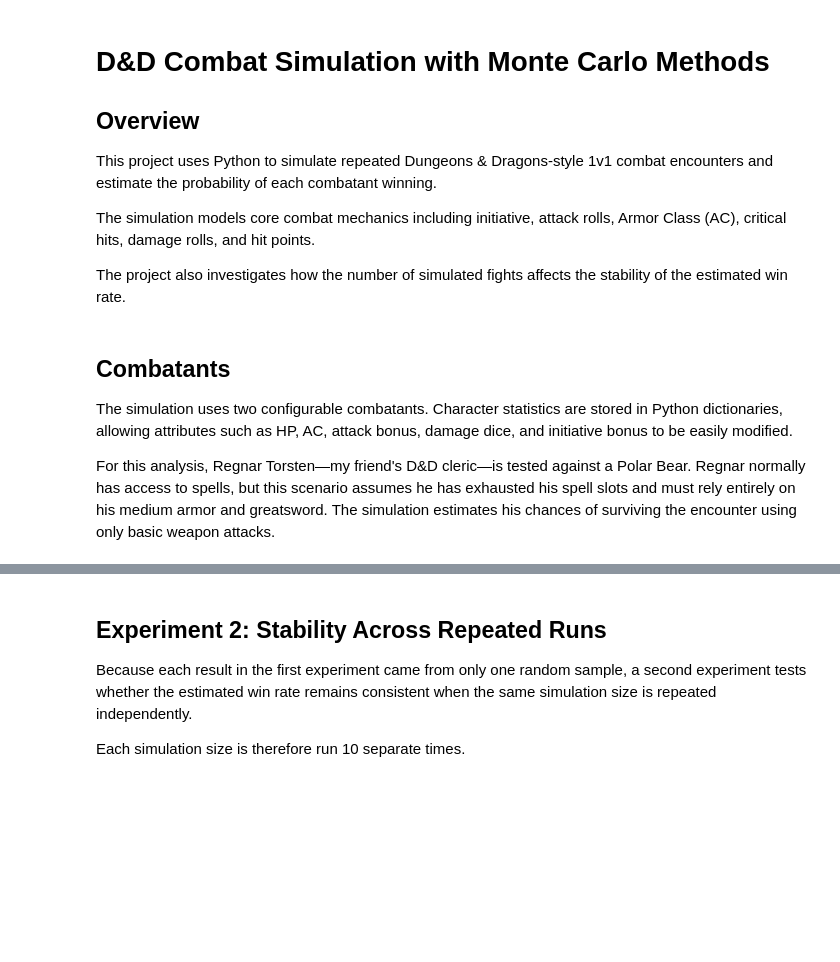
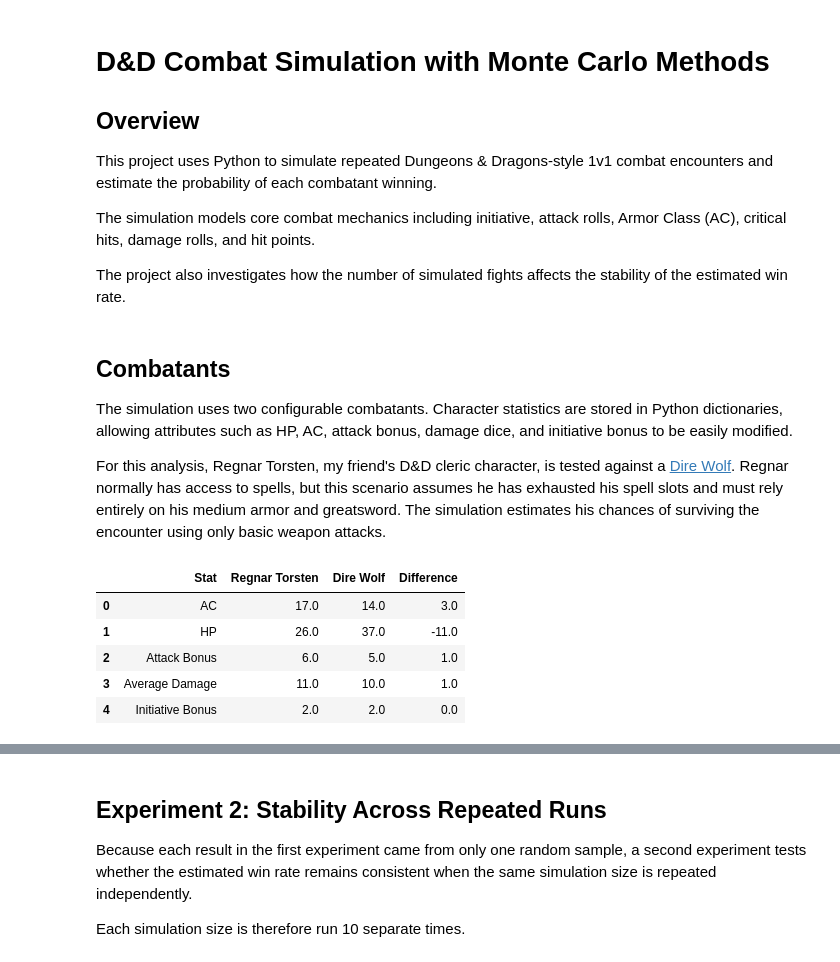
Before and after one commit to lewasaur/simplified-dnd-monte-carlo-combat-simulator, a Jupyter notebook: monte_carlo_dnd_combat_simulation.ipynb, the cells around one changed output, grey strips where cells are left out. Drawn from its saved outputs; the diff is of its cells as text; code cells hidden in the pictures; blank space fills up the shorter version.

Commit message:
change C_2 and add initial stats comparison

```diff
--- a/monte_carlo_dnd_combat_simulation.ipynb
+++ b/monte_carlo_dnd_combat_simulation.ipynb
@@ -22,7 +22,7 @@ The simulation uses two configurable combatants. Character statistics are
 stored in Python dictionaries, allowing attributes such as HP, AC, attack
 bonus, damage dice, and initiative bonus to be easily modified.
 
-For this analysis, Regnar Torsten—my friend's D&D cleric—is tested against a Polar Bear. Regnar normally has access to spells, but this scenario assumes he has exhausted his spell slots and must rely entirely on his medium armor and greatsword. The simulation estimates his chances of surviving the encounter using only basic weapon attacks.
+For this analysis, Regnar Torsten, my friend's D&D cleric character, is tested against a [Dire Wolf](https://www.dndbeyond.com/monsters/16841-dire-wolf?srsltid=AU7gw4VrNvwNtL16VxDOAlpPsdYawra5TcVwZ8MQJy1JMxE70_JuH0uY). Regnar normally has access to spells, but this scenario assumes he has exhausted his spell slots and must rely entirely on his medium armor and greatsword. The simulation estimates his chances of surviving the encounter using only basic weapon attacks.
 # %%
 #stat for creature1
 C_1 = {
@@ -49 +49,43 @@ C_2 = {
 }
+# %%
+# Quick comparison of combatant stats
+
+combatant_comparison = pd.DataFrame({
+    "Stat": [
+        "AC",
+        "HP",
+        "Attack Bonus",
+        "Average Damage",
+        "Initiative Bonus"
+    ],
+
+    C_1["name"]: [
+        C_1["ac"],
+        C_1["hp"],
+        C_1["attack_bonus"],
+        C_1["damage_dice_count"] * ((C_1["damage_die"] + 1) / 2) + C_1["damage_bonus"],
+        C_1["initiative_bonus"]
+    ],
+
+    C_2["name"]: [
+        C_2["ac"],
+        C_2["hp"],
+        C_2["attack_bonus"],
+        C_2["damage_dice_count"] * ((C_2["damage_die"] + 1) / 2) + C_2["damage_bonus"],
+        C_2["initiative_bonus"]
+    ]
+})
+
+combatant_comparison["Difference"] = (
+    combatant_comparison[C_1["name"]] -
+    combatant_comparison[C_2["name"]]
+)
+
+combatant_comparison
+# %% [output]
+|  | Stat | Regnar Torsten | Dire Wolf | Difference |
+| 0 | AC | 17.0 | 14.0 | 3.0 |
+| 1 | HP | 26.0 | 37.0 | -11.0 |
+| 2 | Attack Bonus | 6.0 | 5.0 | 1.0 |
+| 3 | Average Damage | 11.0 | 10.0 | 1.0 |
+| 4 | Initiative Bonus | 2.0 | 2.0 | 0.0 |
```
Also changed, not shown: parts of 9 cells of this notebook.
